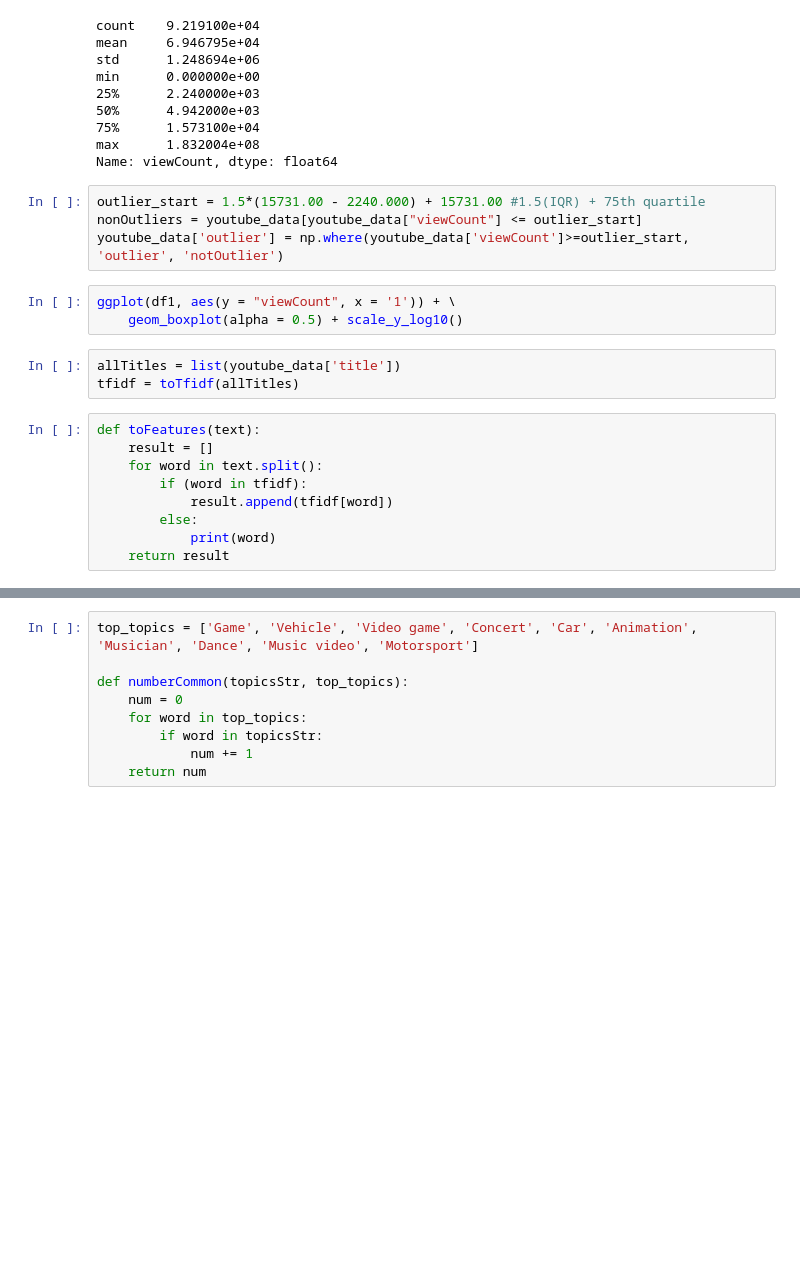
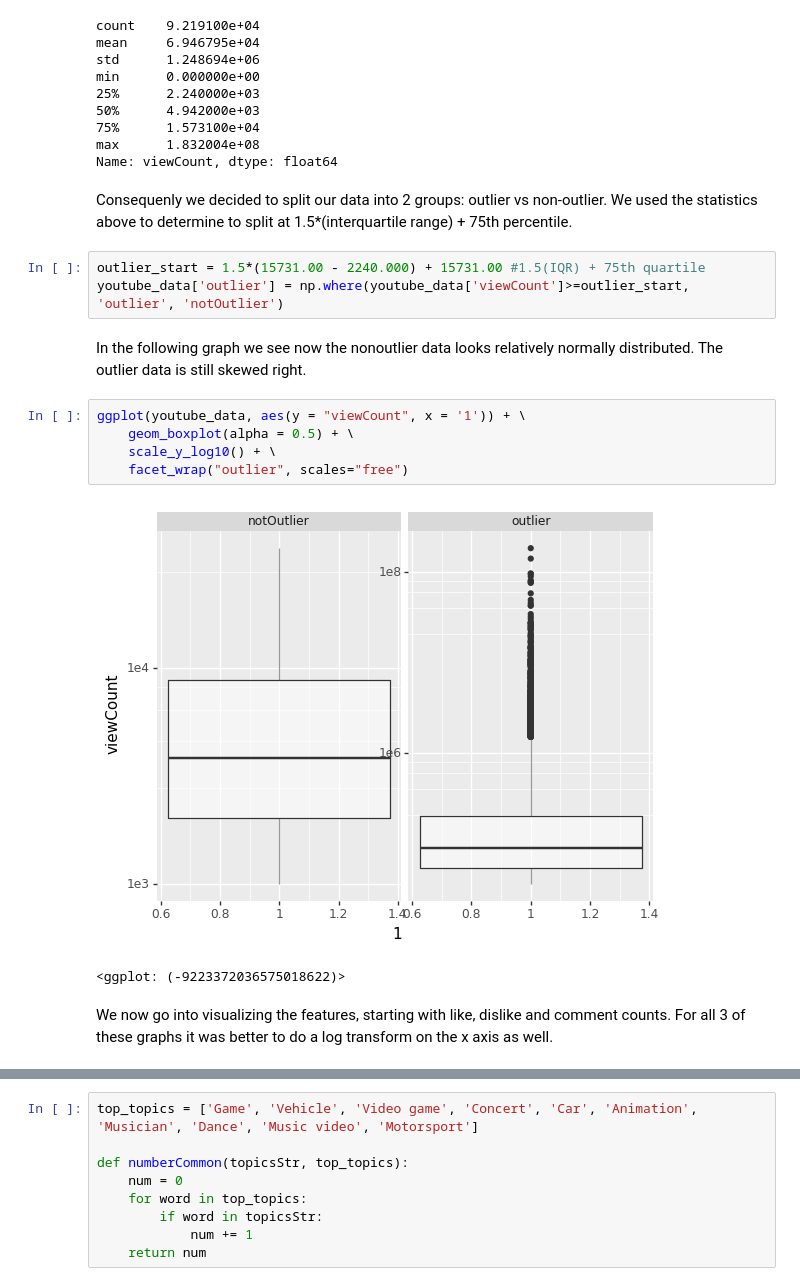
Before and after one commit to rnahar25/15388FinalProject, a Jupyter notebook: Visualization.ipynb, the cells around one changed output, grey strips where cells are left out. Drawn from its saved outputs; the diff is of its cells as text; blank space fills up the shorter version.

Commit message:
words

```diff
--- a/Visualization.ipynb
+++ b/Visualization.ipynb
@@ -28,22 +182,20 @@ min      0.000000e+00
 75%      1.573100e+04
 max      1.832004e+08
 Name: viewCount, dtype: float64
+# %% [markdown]
+Consequenly we decided to split our data into 2 groups: outlier vs non-outlier. We used the statistics above to determine to split at 1.5*(interquartile range) + 75th percentile.
 # %%
 outlier_start = 1.5*(15731.00 - 2240.000) + 15731.00 #1.5(IQR) + 75th quartile
-nonOutliers = youtube_data[youtube_data["viewCount"] <= outlier_start]
 youtube_data['outlier'] = np.where(youtube_data['viewCount']>=outlier_start, 'outlier', 'notOutlier')
+# %% [markdown]
+In the following graph we see now the nonoutlier data looks relatively normally distributed. The outlier data is still skewed right.
 # %%
-ggplot(df1, aes(y = "viewCount", x = '1')) + \
-    geom_boxplot(alpha = 0.5) + scale_y_log10()
+ggplot(youtube_data, aes(y = "viewCount", x = '1')) + \
+    geom_boxplot(alpha = 0.5) + \
+    scale_y_log10() + \
+    facet_wrap("outlier", scales="free")
+# %% [output]
+[figure, added]
+<ggplot: (-9223372036575018622)>
-# %%
-allTitles = list(youtube_data['title'])
-tfidf = toTfidf(allTitles)
-# %%
-def toFeatures(text):
-    result = []
-    for word in text.split():
-        if (word in tfidf):
-            result.append(tfidf[word])
-        else:
-            print(word)
-    return result
+# %% [markdown]
+We now go into visualizing the features, starting with like, dislike and comment counts. For all 3 of these graphs it was better to do a log transform on the x axis as well.
```
Also changed, not shown: parts of 77 cells of this notebook.
